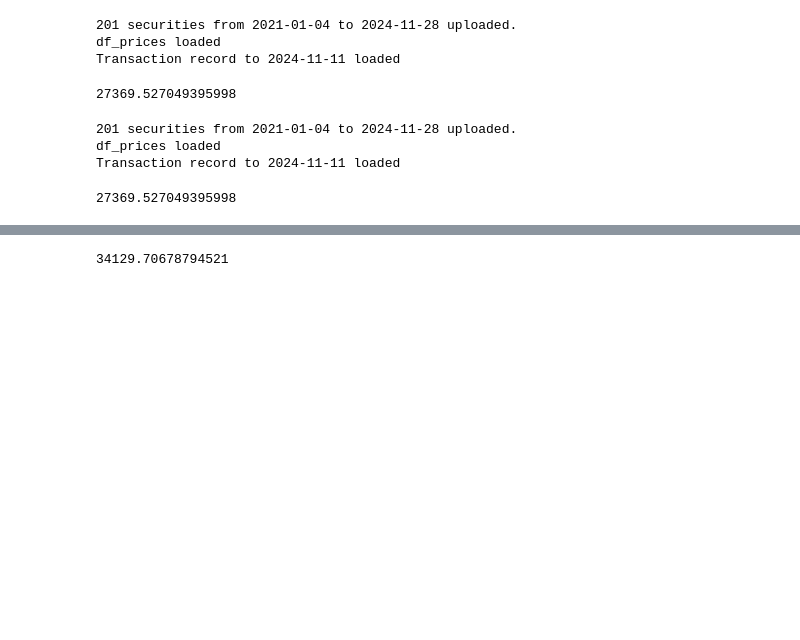
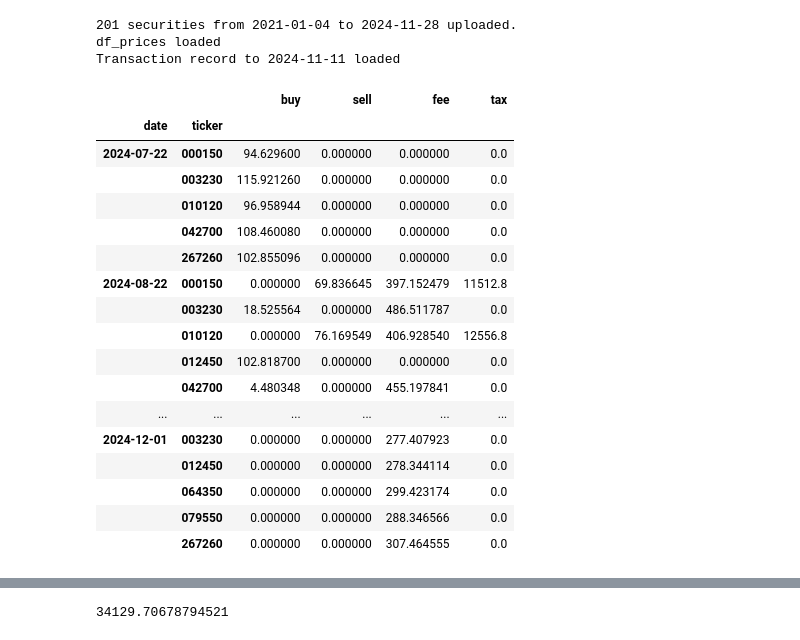
Before and after one commit to lbk209/portfolio, a Jupyter notebook: Allocate_Portfolio.ipynb, the cells around one changed output, grey strips where cells are left out. Cells and saved outputs as stored; diff of their text form; code cells hidden in the pictures; blank space fills up the shorter version.

```diff
--- a/Allocate_Portfolio.ipynb
+++ b/Allocate_Portfolio.ipynb
@@ -1003,24 +905,27 @@ cc = CostCalculator(pf_mmt.record, pf_mmt.cols_record)
 df_prices loaded
 Transaction record to 2024-11-11 loaded
 # %%
-commission = 0.00363960
+buy = 0.00363960
+fee = 0.6
 tax = 0.18
-cc.calc_cost(commission=commission, tax=tax)
+df_cost = cc.calc_cost(buy, buy, fee, tax)
+df_cost
 # %% [output]
-27369.527049395998
+|  |  | buy | sell | fee | tax |
+| date | ticker |  |  |  |  |
+| 2024-07-22 | 000150 | 94.629600 | 0.000000 | 0.000000 | 0.0 |
+|  | 003230 | 115.921260 | 0.000000 | 0.000000 | 0.0 |
+|  | 010120 | 96.958944 | 0.000000 | 0.000000 | 0.0 |
+|  | 042700 | 108.460080 | 0.000000 | 0.000000 | 0.0 |
+|  | 267260 | 102.855096 | 0.000000 | 0.000000 | 0.0 |
+| 2024-08-22 | 000150 | 0.000000 | 69.836645 | 397.152479 | 11512.8 |
+|  | 003230 | 18.525564 | 0.000000 | 486.511787 | 0.0 |
+|  | 010120 | 0.000000 | 76.169549 | 406.928540 | 12556.8 |
+|  | 012450 | 102.818700 | 0.000000 | 0.000000 | 0.0 |
+|  | 042700 | 4.480348 | 0.000000 | 455.197841 | 0.0 |
+| ... | ... | ... | ... | ... | ... |
+| 2024-12-01 | 003230 | 0.000000 | 0.000000 | 277.407923 | 0.0 |
+|  | 012450 | 0.000000 | 0.000000 | 278.344114 | 0.0 |
+|  | 064350 | 0.000000 | 0.000000 | 299.423174 | 0.0 |
+|  | 079550 | 0.000000 | 0.000000 | 288.346566 | 0.0 |
+|  | 267260 | 0.000000 | 0.000000 | 307.464555 | 0.0 |
-# %%
-k200 = PM.create_universe('UV_K200')
-file = 'pf_k200_momentum'
-path = 'transaction'
-
-pb = test(k200.df_prices, file=file, path=path)
-# %% [output]
-201 securities from 2021-01-04 to 2024-11-28 uploaded.
-df_prices loaded
-Transaction record to 2024-11-11 loaded
-# %%
-commission = 0.00363960
-tax = 0.18
-pb.calc_cost(commission=commission, tax=tax)
-# %% [output]
-27369.527049395998
```
Also changed, not shown: parts of 40 cells of this notebook, 1 other file.
